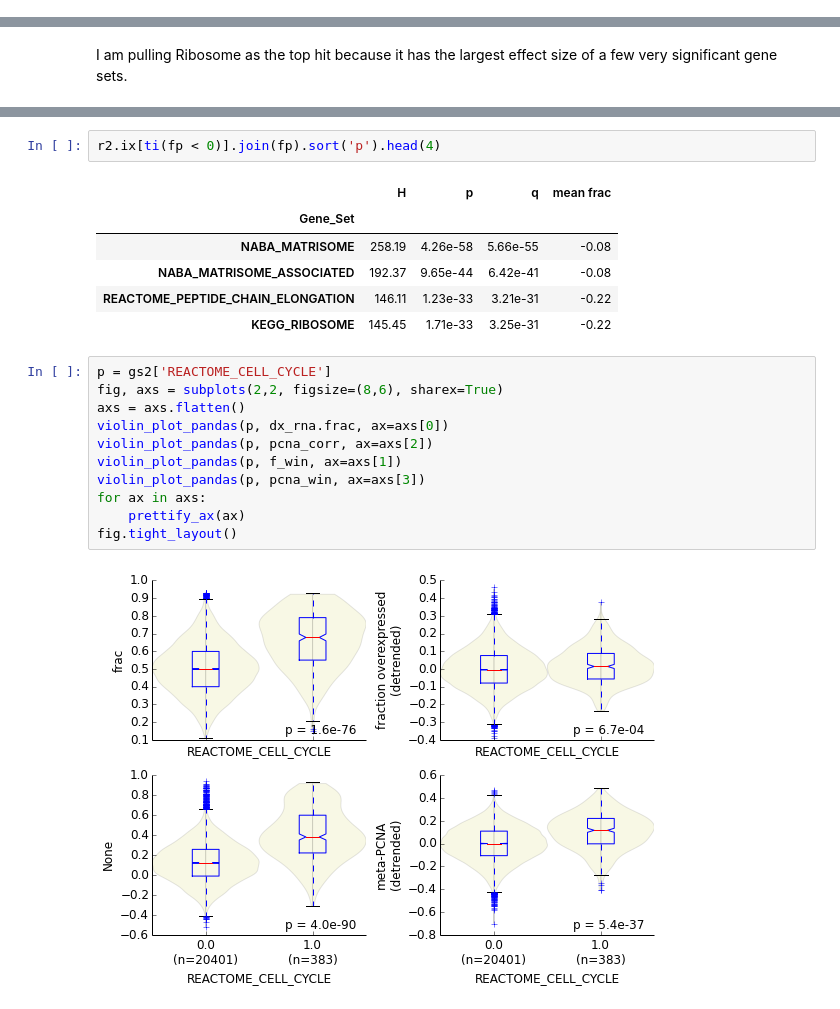
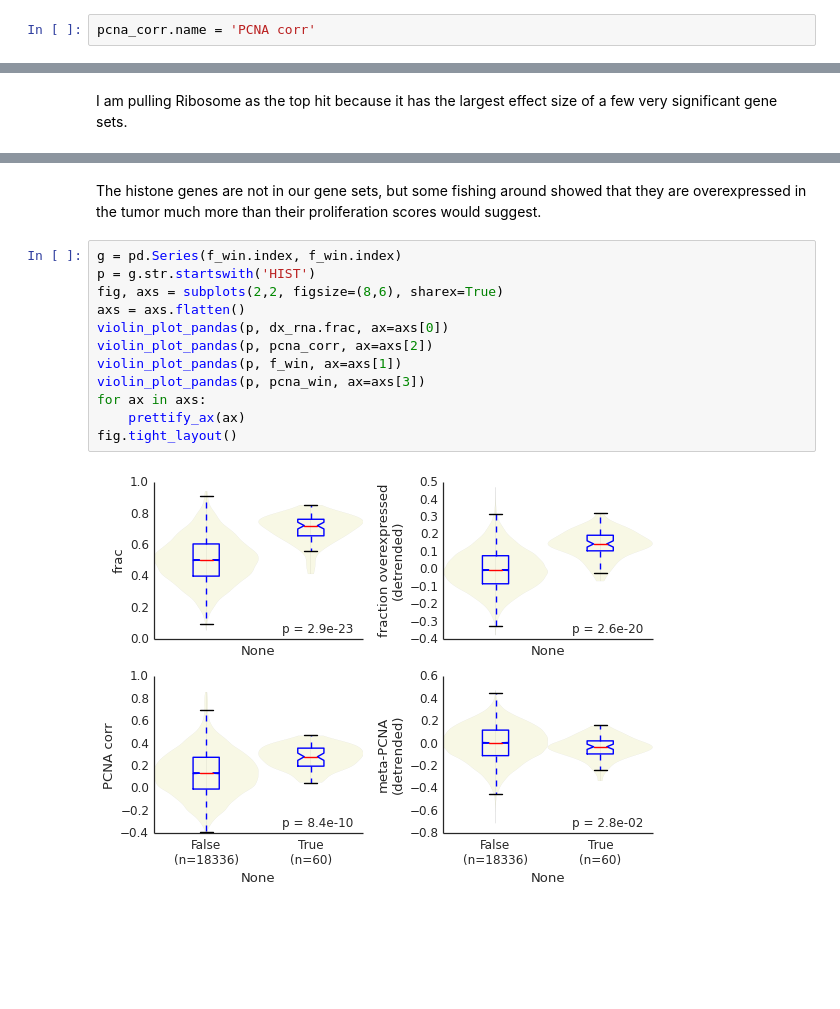
Before and after one commit to theandygross/TCGA_differential_expression, a Jupyter notebook: Notebooks/switchiness_screen.ipynb, the cells around one changed output, grey strips where cells are left out. Drawn from its saved outputs; the diff is of its cells as text; blank space fills up the shorter version.

```diff
--- a/Notebooks/switchiness_screen.ipynb
+++ b/Notebooks/switchiness_screen.ipynb
@@ -11,3 +10,5 @@ importing IPython notebook from Imports
+# %%
+pcna_corr.name = 'PCNA corr'
 # %%
 f_win.order().head()
 # %% [output]
@@ -206,22 +183,16 @@ r2.ix[ti(fp > 0)].join(fp).sort('p').head(4)
-# %%
-r2.ix[ti(fp < 0)].join(fp).sort('p').head(4)
-# %% [output]
-|  | H | p | q | mean frac |
-| Gene_Set |  |  |  |  |
-| NABA_MATRISOME | 258.19 | 4.26e-58 | 5.66e-55 | -0.08 |
-| NABA_MATRISOME_ASSOCIATED | 192.37 | 9.65e-44 | 6.42e-41 | -0.08 |
-| REACTOME_PEPTIDE_CHAIN_ELONGATION | 146.11 | 1.23e-33 | 3.21e-31 | -0.22 |
-| KEGG_RIBOSOME | 145.45 | 1.71e-33 | 3.25e-31 | -0.22 |
+# %% [markdown]
+The histone genes are not in our gene sets, but some fishing around showed that they are overexpressed in the tumor much more than their proliferation scores would suggest.
 # %%
-p = gs2['REACTOME_CELL_CYCLE']
+g = pd.Series(f_win.index, f_win.index)
+p = g.str.startswith('HIST')
 fig, axs = subplots(2,2, figsize=(8,6), sharex=True)
 axs = axs.flatten()
 violin_plot_pandas(p, dx_rna.frac, ax=axs[0])
 violin_plot_pandas(p, pcna_corr, ax=axs[2])
 violin_plot_pandas(p, f_win, ax=axs[1])
 violin_plot_pandas(p, pcna_win, ax=axs[3])
 for ax in axs:
     prettify_ax(ax)
 fig.tight_layout()
 # %% [output]
-[figure, old version]
+[figure, new version]
```
Also changed, not shown: parts of 27 cells of this notebook, 17 other files.
